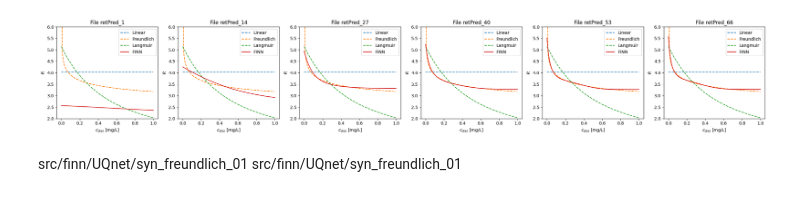
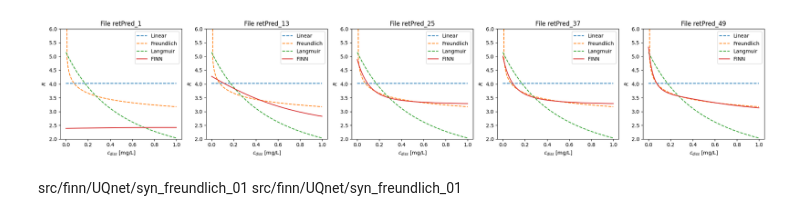
Before and after one commit to RiccardoFrenner/finn, a Jupyter notebook: UQnet/observe_finn.ipynb, the cells around one changed output. Saved outputs shown, nothing was run; the diff lists cells and outputs as text; code cells hidden in the pictures.

```diff
--- a/UQnet/observe_finn.ipynb
+++ b/UQnet/observe_finn.ipynb
@@ -33,13 +33,16 @@ def plot_retardation():
 
     pred_ret_path = Path("syn_freundlich_01").resolve()
 
-    def update(epoch):
-        ret_pred_data = np.load(pred_ret_path / f"retPred_{epoch}.npy")
+    def update(file_path):
+        ret_pred_data = np.load(file_path)
         ret_pred.set_ydata(ret_pred_data)
         ax.set_ylim([2, 6])
-        ax.set_title(f"Predicted Retardation Factor (Epoch {epoch})")
+        ax.set_title(f"Predicted Retardation Factor ({file_path.stem})")
 
-    ani = animation.FuncAnimation(fig, update, frames=range(1, 51), interval=200)
+    all_files = sorted((p.absolute() for p in pred_ret_path.glob("retPred_*.npy")), key=lambda p: int(p.stem.split("_")[-1]))
+    files = all_files[::max(1, len(all_files) // 5)]
+
+    ani = animation.FuncAnimation(fig, update, frames=all_files[::3], interval=200)
 
     # Save the animation as gif
     ani.save("retardation_animation.gif", writer="imagemagick")
@@ -48,9 +51,7 @@ def plot_retardation():
     plt.close(fig)
     display(HTML(ani.to_jshtml()))
 
-    # Display static images for the 10th, 20th, 30th, 40th, and 50th epochs
-    all_files = sorted((p.absolute() for p in pred_ret_path.glob("retPred_*.npy")), key=lambda p: int(p.stem.split("_")[-1]))
-    files = all_files[::max(1, len(all_files) // 5)]
+    # Display static images for the 5 epochs
     fig, axes = plt.subplots(1, len(files), figsize=(4*len(files), 4))
     for ax, file in zip(axes, files):
         ret_pred_data = np.load(file)
@@ -70,34 +71,34 @@ def plot_retardation():
 
 # def plot_full_field():
 #     plt.figure(figsize=(10.0, 5.0))
 #     plt.subplot(121)
 #     plt.pcolormesh(self.x, self.t, data)
 #     if diss:
 #         caption = "Dissolved"
 #         save_name = "diss"
 #     else:
 #         caption = "Total"
 #         save_name = "tot"
 #     plt.title(caption + " Concentration Data", fontsize=16)
 #     plt.xlabel("Depth [m]", fontsize=16)
 #     plt.ylabel("time [days]", fontsize=16)
 #     plt.colorbar()
 #     plt.clim([0, torch.max(data)])
 
 #     plt.subplot(122)
 #     plt.pcolormesh(self.x, self.t, pred.cpu().detach())
 #     plt.title(caption + " Concentration Prediction", fontsize=16)
 #     plt.xlabel("Depth [m]", fontsize=16)
 #     plt.ylabel("time [days]", fontsize=16)
 #     plt.colorbar()
 #     plt.clim([0, torch.max(data)])
 #     plt.tight_layout()
 #     plt.savefig(cfg.model_path / f"{cfg.model_name}_c_{save_name}.png")
 
 plot_retardation()
 # %% [output]
 [interactive output not drawn]
-[figure, old version]
+[figure, new version]
 # %% [markdown]
 src/finn/UQnet/syn_freundlich_01
 src/finn/UQnet/syn_freundlich_01
```
Also changed, not shown: 3 other files.
